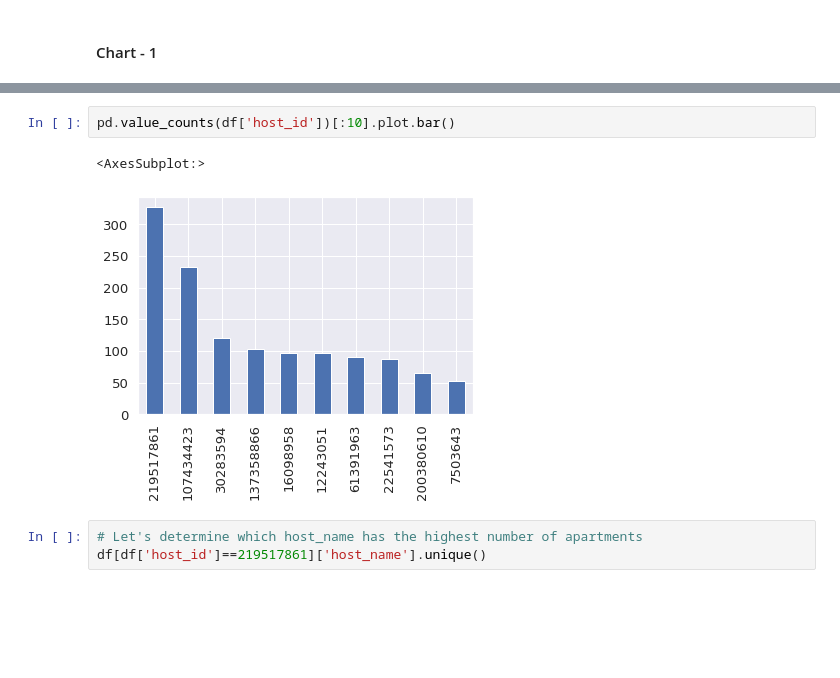
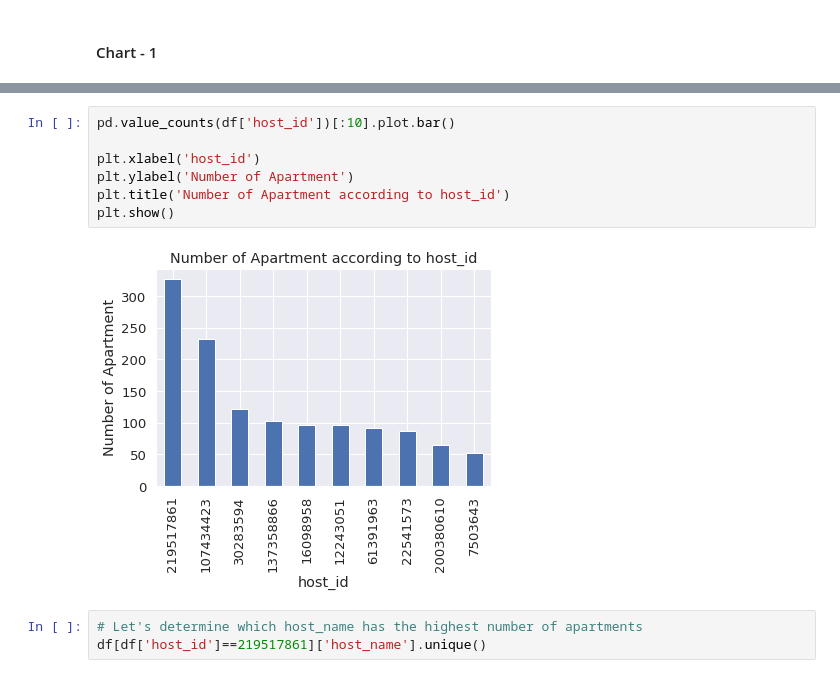
Before and after one commit to p0shivhare/Airbnb-Booking-Analysis, a Jupyter notebook: Airbnb_Booking_Analysis.ipynb, the cells around one changed output, grey strips where cells are left out. Saved outputs shown, nothing was run; the diff lists cells and outputs as text; blank space fills up the shorter version.

```diff
--- a/Airbnb_Booking_Analysis.ipynb
+++ b/Airbnb_Booking_Analysis.ipynb
@@ -325,8 +337,12 @@ pd.value_counts(df['host_name'])[:10].plot.bar()
-# %%
-pd.value_counts(df['host_id'])[:10].plot.bar()
-# %% [output]
-<AxesSubplot:>
-[figure, removed]
+# %%
+pd.value_counts(df['host_id'])[:10].plot.bar()
+
+plt.xlabel('host_id')
+plt.ylabel('Number of Apartment')
+plt.title('Number of Apartment according to host_id')
+plt.show()
+# %% [output]
+[figure, added]
 # %%
 # Let's determine which host_name has the highest number of apartments
 df[df['host_id']==219517861]['host_name'].unique()
```
Also changed, not shown: parts of 12 cells of this notebook.
